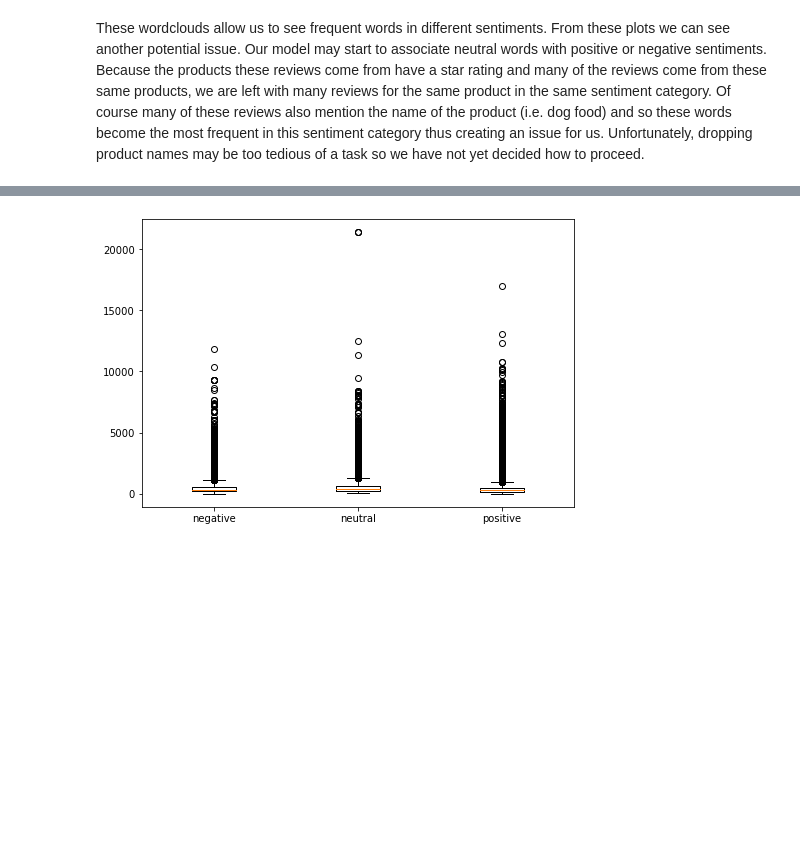
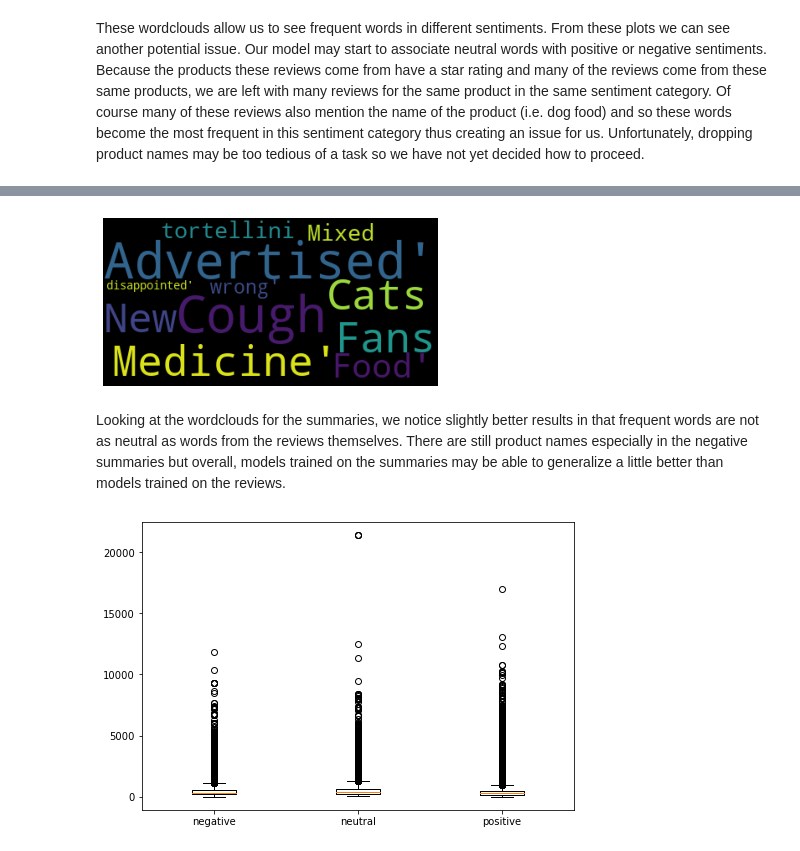
Before and after one commit to COGS118A/Group027-Sp22, a Jupyter notebook: exploration/Dataset EDA.ipynb, the cells around one changed output, grey strips where cells are left out. Cells and saved outputs as stored; diff of their text form; code cells hidden in the pictures; blank space fills up the shorter version.

```diff
--- a/exploration/Dataset EDA.ipynb
+++ b/exploration/Dataset EDA.ipynb
@@ -188,3 +249,15 @@ These wordclouds allow us to see frequent words in different sentiments. From th
+# %%
+text = df.loc[df['Sentiment'] == -1]['Summary'].values
+
+wordcloud = WordCloud().generate(str(text))
+
+plt.imshow(wordcloud)
+plt.axis("off")
+plt.show()
+# %% [output]
+[figure, added]
+# %% [markdown]
+Looking at the wordclouds for the summaries, we notice slightly better results in that frequent words are not as neutral as words from the reviews themselves. There are still product names especially in the negative summaries but overall, models trained on the summaries may be able to generalize a little better than models trained on the reviews.
 # %%
 neg = []
 neut = []
```
Also changed, not shown: parts of 7 cells of this notebook.
